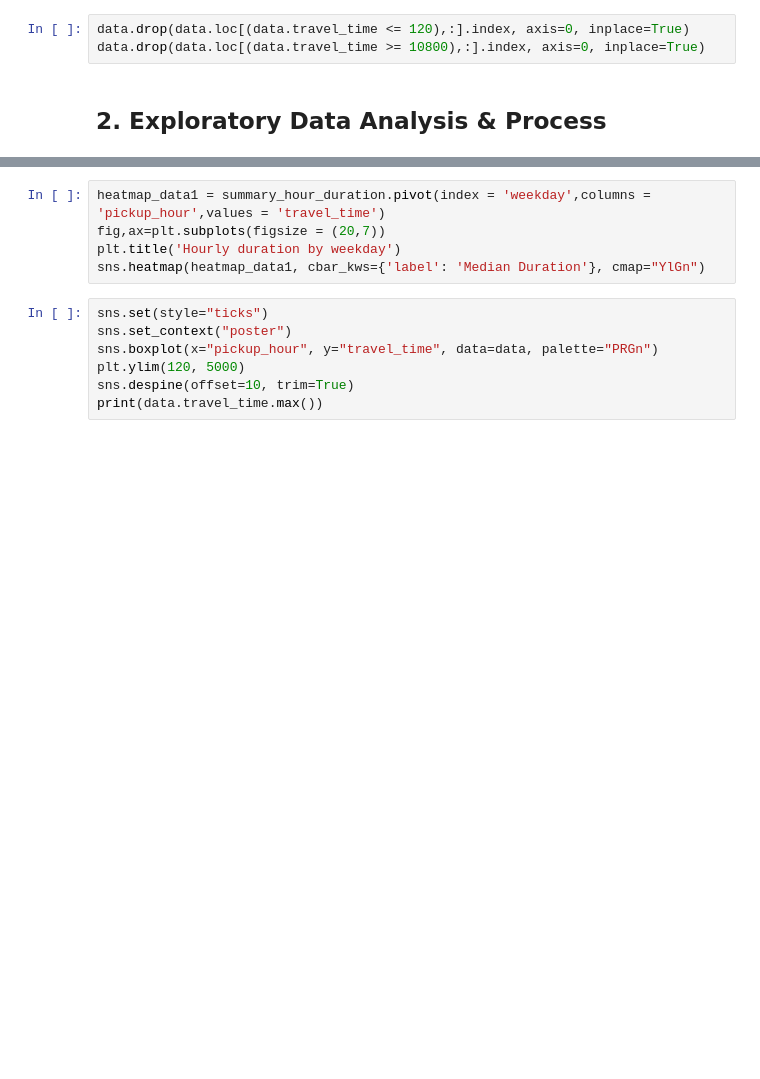
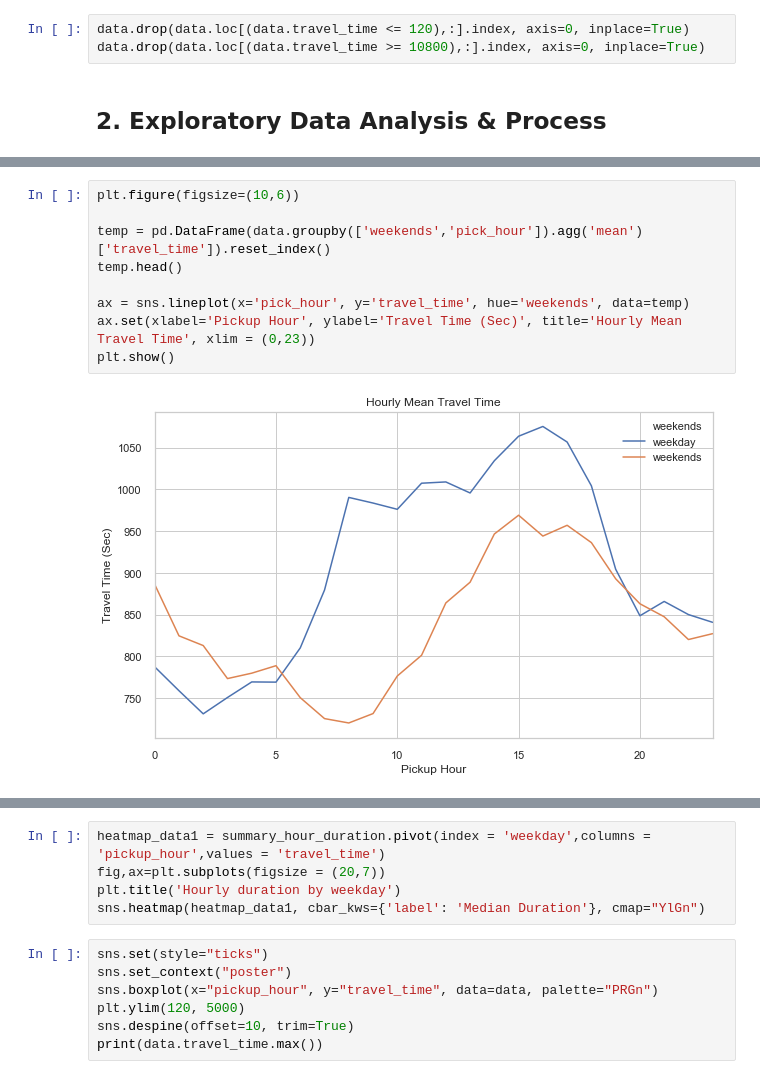
Before and after one commit to Jay4869/NYC-Taxi-FHV-Project, a Jupyter notebook: Reports/NYC Taxi & FHV Project-Copy1.ipynb, the cells around one changed output, grey strips where cells are left out. Drawn from its saved outputs; the diff is of its cells as text; blank space fills up the shorter version.

```diff
--- a/Reports/NYC Taxi & FHV Project-Copy1.ipynb
+++ b/Reports/NYC Taxi & FHV Project-Copy1.ipynb
@@ -280 +338,12 @@ data.drop(data.loc[(data.travel_time >= 10800),:].index, axis=0, inplace=True)
+# %%
+plt.figure(figsize=(10,6))
+
+temp = pd.DataFrame(data.groupby(['weekends','pick_hour']).agg('mean')['travel_time']).reset_index()
+temp.head()
+
+ax = sns.lineplot(x='pick_hour', y='travel_time', hue='weekends', data=temp)
+ax.set(xlabel='Pickup Hour', ylabel='Travel Time (Sec)', title='Hourly Mean Travel Time', xlim = (0,23))
+plt.show()
+# %% [output]
+[figure, added]
 # %%
```
Also changed, not shown: parts of 16 cells of this notebook.
